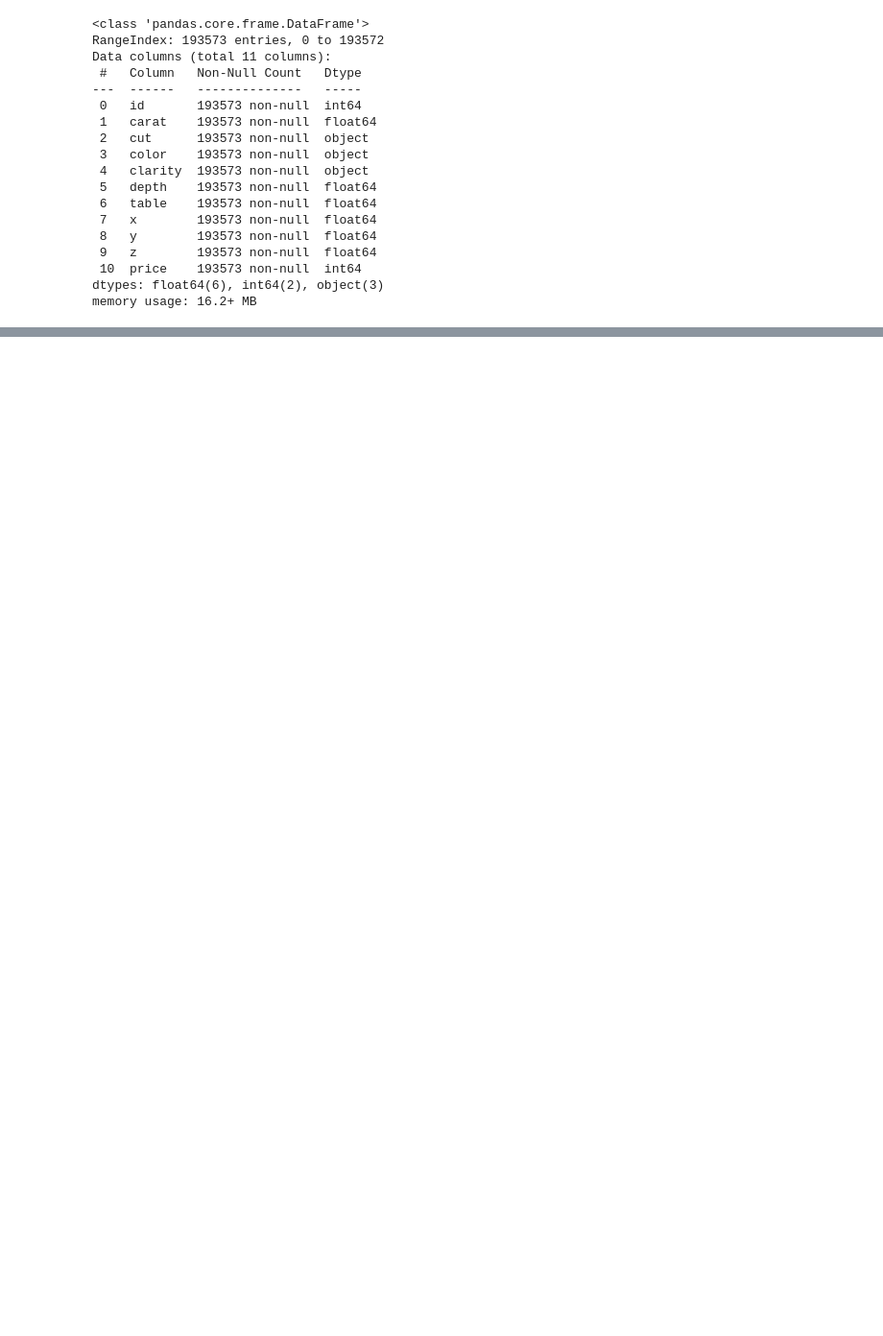
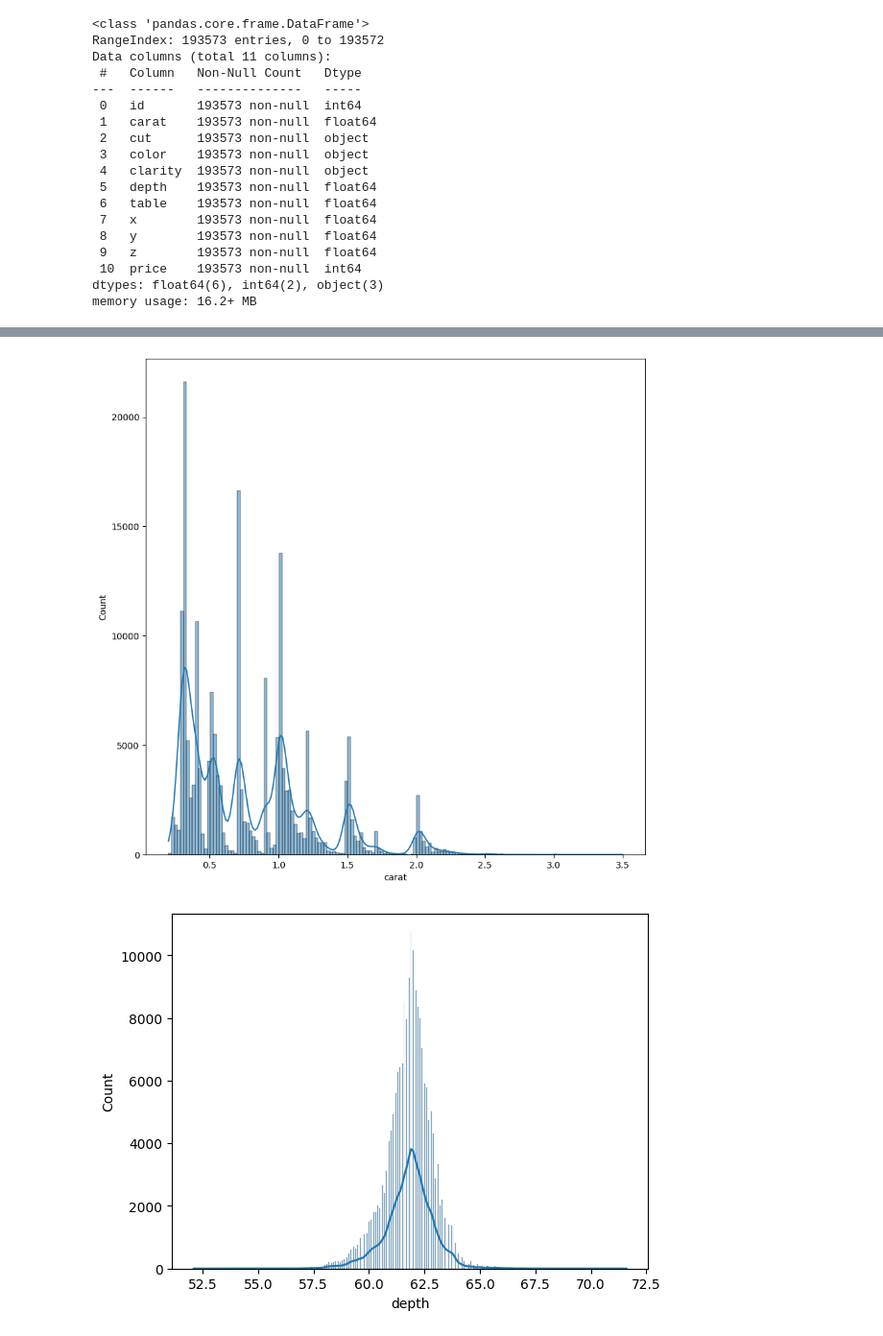
Before and after one commit to Debarpan10/LiveProjectML, a Jupyter notebook: notebooks/EDA.ipynb, the cells around one changed output, grey strips where cells are left out. Shown at 96% size. Saved outputs shown, nothing was run; the diff lists cells and outputs as text; code cells hidden in the pictures; blank space fills up the shorter version.

```diff
--- a/notebooks/EDA.ipynb
+++ b/notebooks/EDA.ipynb
@@ -55,0 +63,2 @@ memory usage: 16.2+ MB
+# %%
+df.drop(columns= 'id', axis = 1, inplace= True) #This may be considered as feature engineering
@@ -55,0 +80,4 @@ memory usage: 16.2+ MB
+# %%
+numerical_columns = df.columns[df.dtypes != 'object']
+categorical_columns = df.columns[df.dtypes == 'object']
+print(f"Numerical Columns: {numerical_columns}\nCategorical Columns: {categorical_columns}")
@@ -55,0 +140,12 @@ memory usage: 16.2+ MB
+# %%
+import seaborn as sns
+import matplotlib.pyplot as plt
+plt.figure(figsize=(10,10))
+x = 1
+for i in numerical_columns:
+    sns.histplot(data = df, x = i, kde = True)
+    print('\n')
+    plt.show()
+# %% [output]
+[figure, added]
+[figure, added]
```
Also changed, not shown: parts of 36 cells of this notebook, 32 other files.
